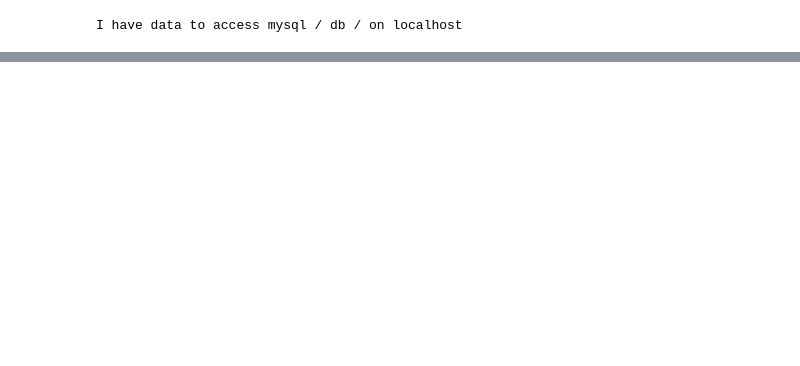
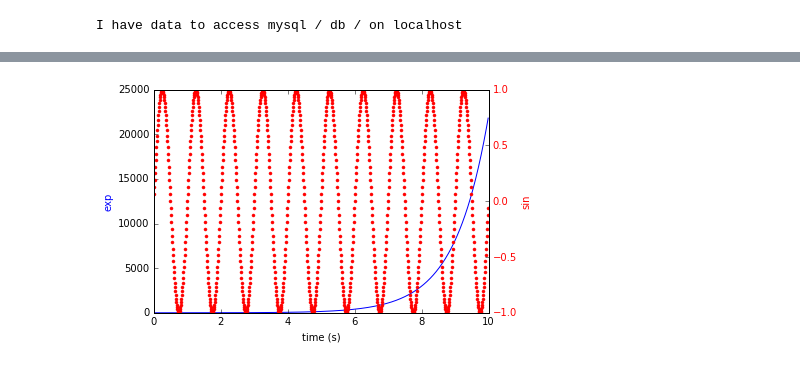
Before and after one commit to jarogames/InstructJupyter, a Jupyter notebook: MySQL/AnalyzeHeatPump.ipynb, the cells around one changed output, grey strips where cells are left out. Cells and saved outputs as stored; diff of their text form; code cells hidden in the pictures; blank space fills up the shorter version.

```diff
--- a/MySQL/AnalyzeHeatPump.ipynb
+++ b/MySQL/AnalyzeHeatPump.ipynb
@@ -109,0 +171,25 @@ plt.show()
+# %%
+
+import numpy as np
+import matplotlib.pyplot as plt
+
+fig, ax1 = plt.subplots()
+t = np.arange(0.01, 10.0, 0.01)
+
+s1 = np.exp(t)
+ax1.plot(t, s1, 'b-')
+ax1.set_xlabel('time (s)')
+# Make the y-axis label and tick labels match the line color.
+ax1.set_ylabel('exp', color='b')
+#for tl in ax1.get_yticklabels():
+#    tl.set_color('b')
+
+ax2 = ax1.twinx()
+s2 = np.sin(2*np.pi*t)
+ax2.plot(t, s2, 'r.')
+ax2.set_ylabel('sin', color='r')
+for tl in ax2.get_yticklabels():
+    tl.set_color('r')
+plt.show()
+# %% [output]
+[figure, added]
```
Also changed, not shown: parts of 4 cells of this notebook, 2 other files.
